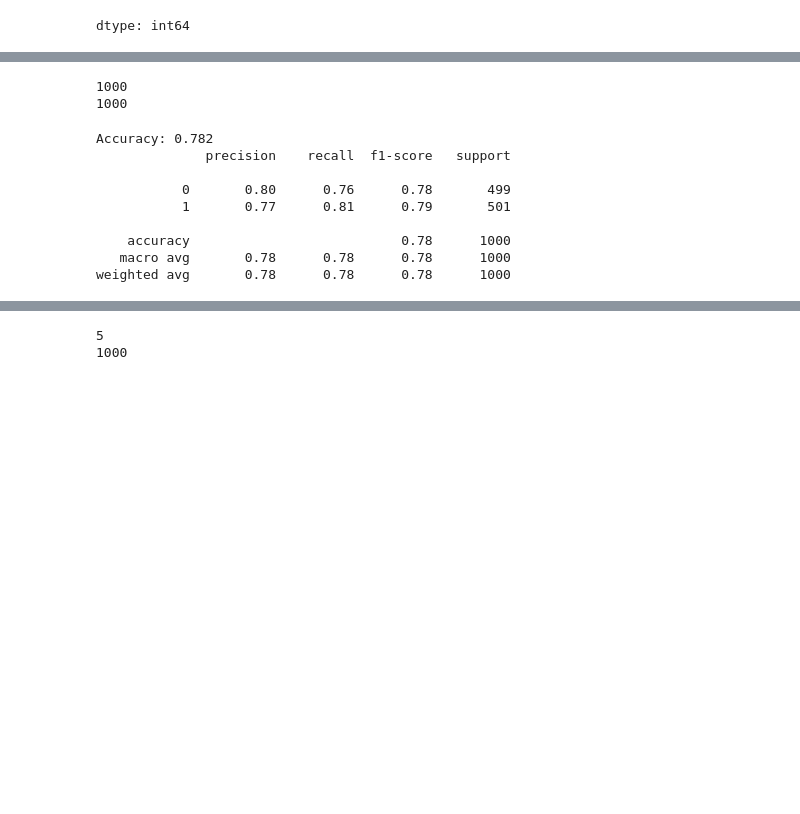
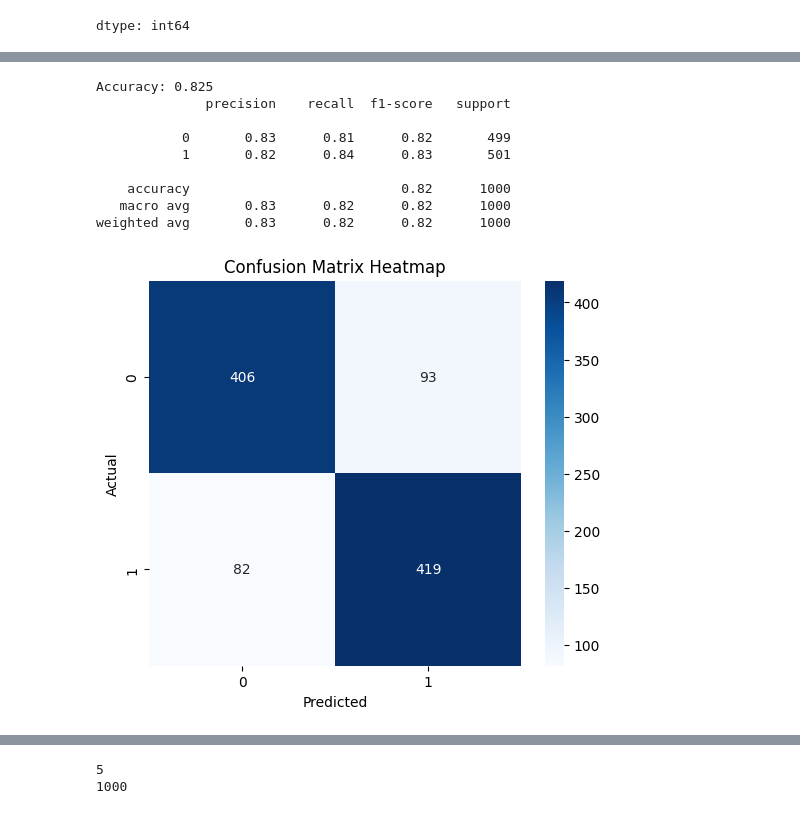
Before and after one commit to Jaslyn10/Mental_Health_Analysis_using_SVM, a Jupyter notebook: svm_logistic_multiclass.ipynb, the cells around one changed output, grey strips where cells are left out. Cells and saved outputs as stored; diff of their text form; code cells hidden in the pictures; blank space fills up the shorter version.

Commit message:
added confusion matrices, ROC curves, and bar graphs for comparison

```diff
--- a/svm_logistic_multiclass.ipynb
+++ b/svm_logistic_multiclass.ipynb
@@ -291,8 +297,8 @@ from sklearn.preprocessing import StandardScaler
 lin_svm = Pipeline([
     ("preproc", preprocessor),
     ("scaler", StandardScaler()),
-    ("l_svm", LinearSVC(C=100, loss="hinge"))
-    ])
+    ("l_svm", LinearSVC(C=0.01, loss="hinge", max_iter=1000))
+])
 lin_svm.fit(X_train_small, y_train_small)
 # %% [output]
 Pipeline(steps=[('preproc',
@@ -315,24 +321,29 @@ Pipeline(steps=[('preproc',
-# %%
-model = lin_svm.named_steps["l_svm"]
-print(model.n_iter_)
-print(model.max_iter)
-# %% [output]
-1000
-1000
 # %%
 y_pred_l_small = lin_svm.predict(X_test_small)
 print("Accuracy:", accuracy_score(y_test_small, y_pred_l_small))
 print(classification_report(y_test_small, y_pred_l_small))
 # %% [output]
-Accuracy: 0.782
+Accuracy: 0.825
               precision    recall  f1-score   support
 
-           0       0.80      0.76      0.78       499
-           1       0.77      0.81      0.79       501
+           0       0.83      0.81      0.82       499
+           1       0.82      0.84      0.83       501
 
-    accuracy                           0.78      1000
-   macro avg       0.78      0.78      0.78      1000
-weighted avg       0.78      0.78      0.78      1000
+    accuracy                           0.82      1000
+   macro avg       0.83      0.82      0.82      1000
+weighted avg       0.83      0.82      0.82      1000
+# %%
+import matplotlib.pyplot as plt
+import seaborn as sns
+cm = confusion_matrix(y_test_small, y_pred_l_small)
+plt.figure(figsize=(6,5))
+sns.heatmap(cm, annot=True, fmt="d", cmap="Blues")
+plt.xlabel("Predicted")
+plt.ylabel("Actual")
+plt.title("Confusion Matrix Heatmap")
+plt.show()
+# %% [output]
+[figure, added]
 # %%
 from sklearn.model_selection import train_test_split
 from sklearn import metrics
```
Also changed, not shown: parts of 18 cells of this notebook.
